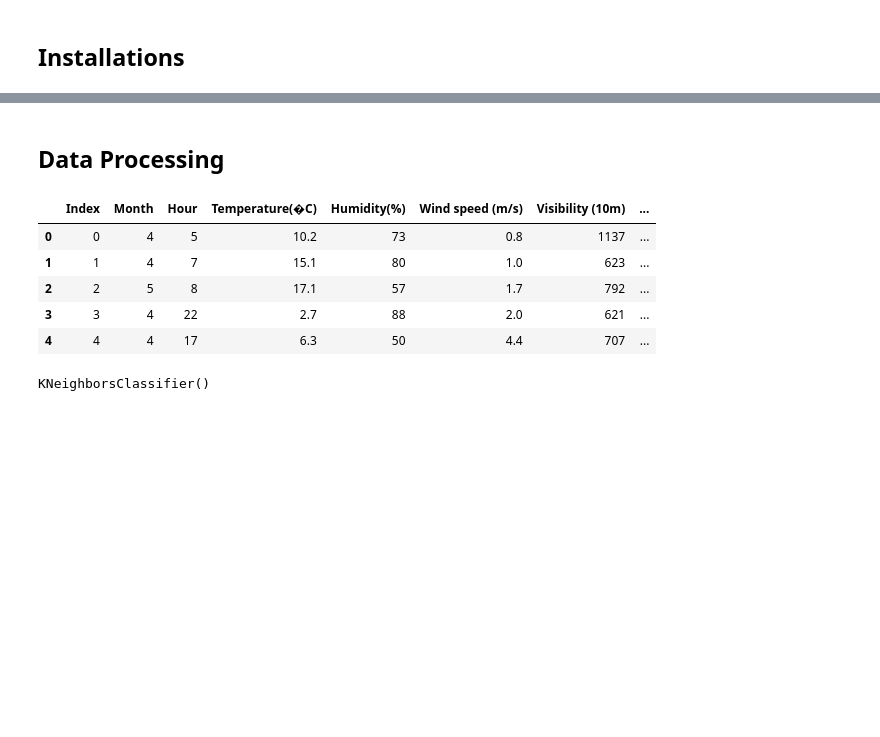
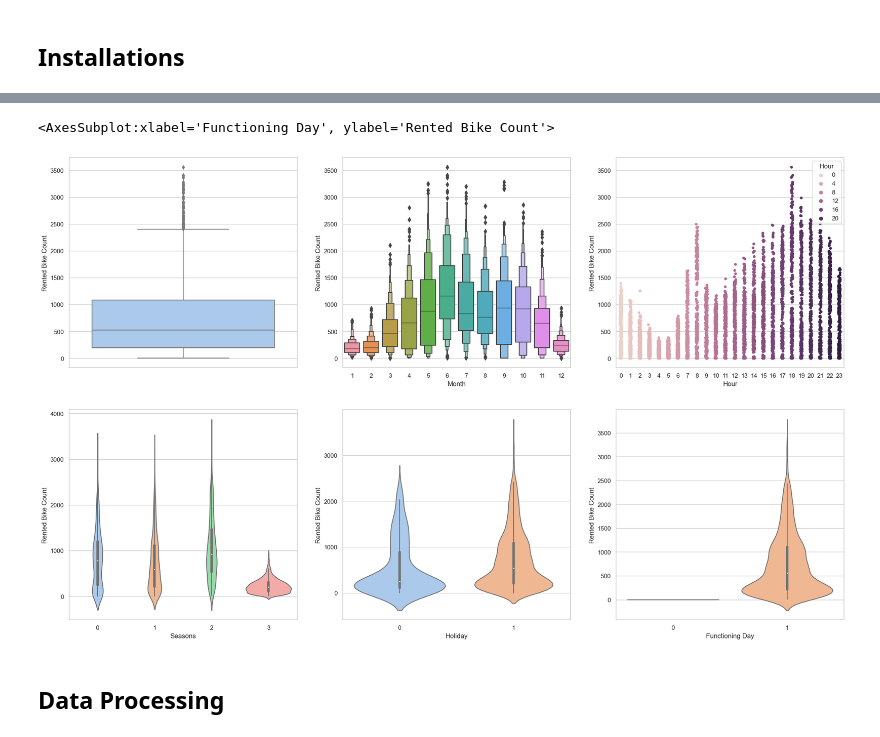
Before and after one commit to brianmoral/ML, a Jupyter notebook: Problem_Sets/Set-4/PS4-Brian-Morales.ipynb, the cells around one changed output, grey strips where cells are left out. Drawn from its saved outputs; the diff is of its cells as text; code cells hidden in the pictures; blank space fills up the shorter version.

```diff
--- a/Problem_Sets/Set-4/PS4-Brian-Morales.ipynb
+++ b/Problem_Sets/Set-4/PS4-Brian-Morales.ipynb
@@ -7,0 +15,20 @@ import pandas as pd
+# %%
+bike_Xtrain = pd.read_csv('XTrain.csv')
+bike_Ytrain = pd.read_csv('yTrain.csv')
+bike_Xtest = pd.read_csv('XTest.csv')
+bike_Ytrain = bike_Ytrain.drop(columns=['Index'])
+bike_Xtest = bike_Xtest.drop(columns=['Index'])
+bike_Xtrain = bike_Xtrain.drop(columns=['Index'])
+
+bike_Xtrain['Date'] = pd.to_datetime(bike_Xtrain['Date'], infer_datetime_format=True).dt.month
+bike_Xtrain = bike_Xtrain.rename(columns={'Date': 'Month', 'Temperature(�C)': 'Temp', 'Humidity(%)': 'Humidity', 'Wind speed (m/s)': 'Wind Speed',
+                                            'Visibility (10m)': 'Visibility', 'Dew point temperature(�C)': 'Dew point temp', 'Solar Radiation (MJ/m2)': 'Solar Radiation',
+                                            'Rainfall(mm)': 'Rainfall', 'Snowfall (cm)': 'Snowfall'})
+seasons = pd.Categorical(bike_Xtrain['Seasons'])
+bike_Xtrain['Seasons'] = seasons.codes
+holidays = pd.Categorical(bike_Xtrain['Holiday'])
+bike_Xtrain['Holiday'] = holidays.codes
+func_day = pd.Categorical(bike_Xtrain['Functioning Day'])
+bike_Xtrain['Functioning Day'] = func_day.codes
+print('Bike Training Set')
+bike_Xtrain.head()
@@ -8,20 +62,16 @@ import pandas as pd
+# %%
+data = pd.concat([bike_Xtrain, bike_Ytrain], axis=1, join='inner')
+fig, axes = plt.subplots(ncols = 3, nrows=2)
+fig.set_size_inches(25, 15)
+sns.set_theme(style="whitegrid", palette="pastel")
+sns.boxplot(data=data, y= 'Rented Bike Count', orient = 'v', ax = axes[0][0])
+sns.boxenplot(data=data, x = 'Month', y = 'Rented Bike Count', ax = axes[0][1])
+sns.stripplot(data = data, x = 'Hour', y = 'Rented Bike Count', hue = 'Hour', ax = axes[0][2])
+sns.violinplot(data = data, x = 'Seasons', y = 'Rented Bike Count', ax = axes[1][0])
+sns.violinplot(data = data, x = 'Holiday', y = "Rented Bike Count", ax = axes[1][1])
+sns.violinplot(data = data, x = 'Functioning Day', y = 'Rented Bike Count', ax = axes[1][2])
+# %% [output]
+<AxesSubplot:xlabel='Functioning Day', ylabel='Rented Bike Count'>
+[figure, added]
 # %% [markdown]
 ## Data Processing
-# %%
-bike_Xtrain = pd.read_csv('XTrain.csv')
-bike_Xtrain['Date'] = pd.to_datetime(bike_Xtrain['Date'], infer_datetime_format=True).dt.month
-bike_Xtrain = bike_Xtrain.rename(columns={'Date': 'Month'})
-seasons = pd.Categorical(bike_Xtrain['Seasons'])
-bike_Xtrain['Seasons'] = seasons.codes
-holidays = pd.Categorical(bike_Xtrain['Holiday'])
-bike_Xtrain['Holiday'] = holidays.codes
-func_day = pd.Categorical(bike_Xtrain['Functioning Day'])
-bike_Xtrain['Functioning Day'] = func_day.codes
-bike_Xtrain.head()
-# %% [output]
-|  | Index | Month | Hour | Temperature(�C) | Humidity(%) | Wind speed (m/s) | Visibility (10m) | ... |
-| 0 | 0 | 4 | 5 | 10.2 | 73 | 0.8 | 1137 | ... |
-| 1 | 1 | 4 | 7 | 15.1 | 80 | 1.0 | 623 | ... |
-| 2 | 2 | 5 | 8 | 17.1 | 57 | 1.7 | 792 | ... |
-| 3 | 3 | 4 | 22 | 2.7 | 88 | 2.0 | 621 | ... |
-| 4 | 4 | 4 | 17 | 6.3 | 50 | 4.4 | 707 | ... |
@@ -32,4 +77,0 @@ bike_Xtest = pd.read_csv('XTest.csv')
-# %%
-skn.KNeighborsClassifier().fit(bike_Xtrain, bike_Ytrain)
-# %% [output]
-KNeighborsClassifier()
```
Also changed, not shown: parts of 14 cells of this notebook, 1 other file.
